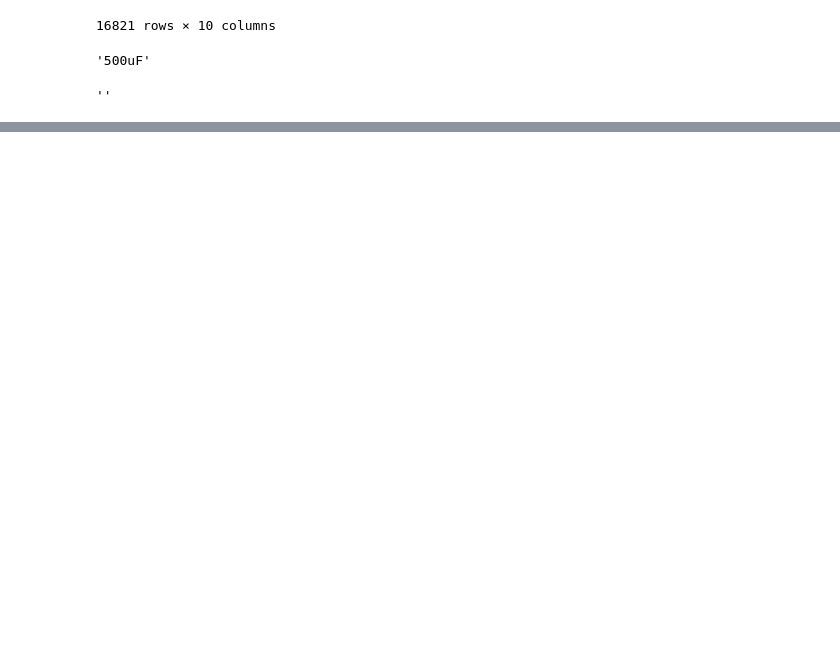
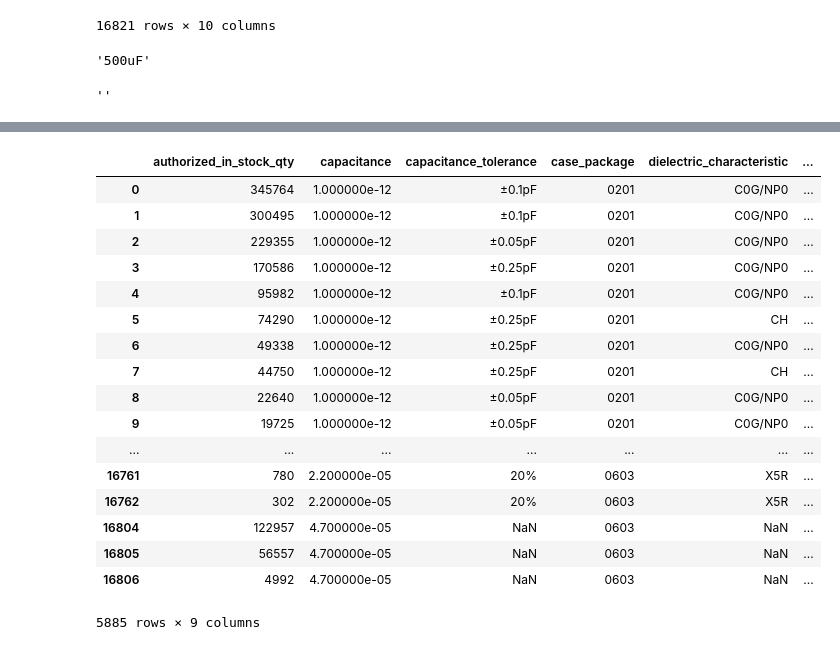
Before and after one commit to 2n3906/scottopart, a Jupyter notebook: notebooks/Capacitor Sourcing.ipynb, the cells around one changed output, grey strips where cells are left out. Cells and saved outputs as stored; diff of their text form; code cells hidden in the pictures; blank space fills up the shorter version.

```diff
--- a/notebooks/Capacitor Sourcing.ipynb
+++ b/notebooks/Capacitor Sourcing.ipynb
@@ -293,0 +403,21 @@ sep
+# %%
+df[df['authorized_in_stock_qty'] > 100]
+# %% [output]
+|  | authorized_in_stock_qty | capacitance | capacitance_tolerance | case_package | dielectric_characteristic | ... |
+| 0 | 345764 | 1.000000e-12 | ±0.1pF | 0201 | C0G/NP0 | ... |
+| 1 | 300495 | 1.000000e-12 | ±0.1pF | 0201 | C0G/NP0 | ... |
+| 2 | 229355 | 1.000000e-12 | ±0.05pF | 0201 | C0G/NP0 | ... |
+| 3 | 170586 | 1.000000e-12 | ±0.25pF | 0201 | C0G/NP0 | ... |
+| 4 | 95982 | 1.000000e-12 | ±0.1pF | 0201 | C0G/NP0 | ... |
+| 5 | 74290 | 1.000000e-12 | ±0.25pF | 0201 | CH | ... |
+| 6 | 49338 | 1.000000e-12 | ±0.25pF | 0201 | C0G/NP0 | ... |
+| 7 | 44750 | 1.000000e-12 | ±0.25pF | 0201 | CH | ... |
+| 8 | 22640 | 1.000000e-12 | ±0.05pF | 0201 | C0G/NP0 | ... |
+| 9 | 19725 | 1.000000e-12 | ±0.05pF | 0201 | C0G/NP0 | ... |
+| ... | ... | ... | ... | ... | ... | ... |
+| 16761 | 780 | 2.200000e-05 | 20% | 0603 | X5R | ... |
+| 16762 | 302 | 2.200000e-05 | 20% | 0603 | X5R | ... |
+| 16804 | 122957 | 4.700000e-05 | NaN | 0603 | NaN | ... |
+| 16805 | 56557 | 4.700000e-05 | NaN | 0603 | NaN | ... |
+| 16806 | 4992 | 4.700000e-05 | NaN | 0603 | NaN | ... |
+5885 rows × 9 columns
```
Also changed, not shown: parts of 23 cells of this notebook, 1 other file.
